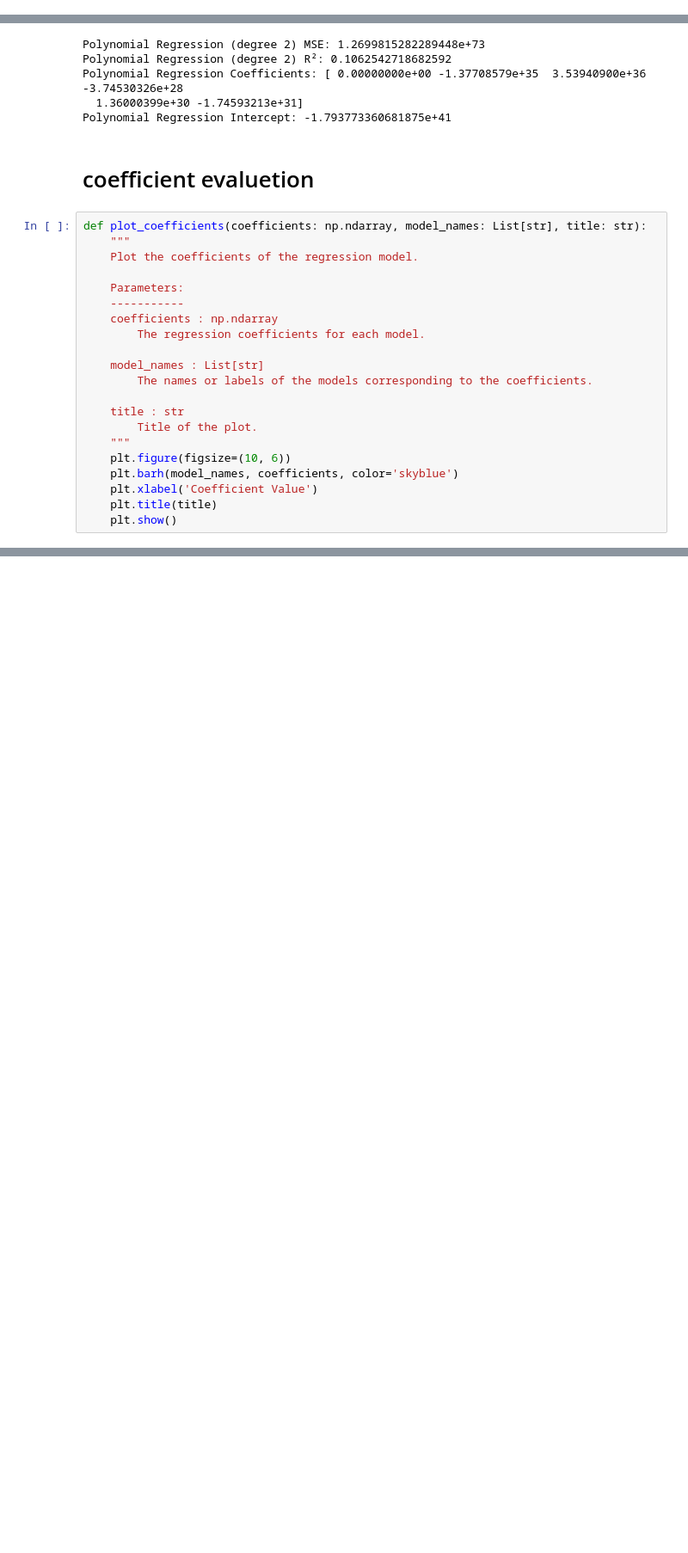
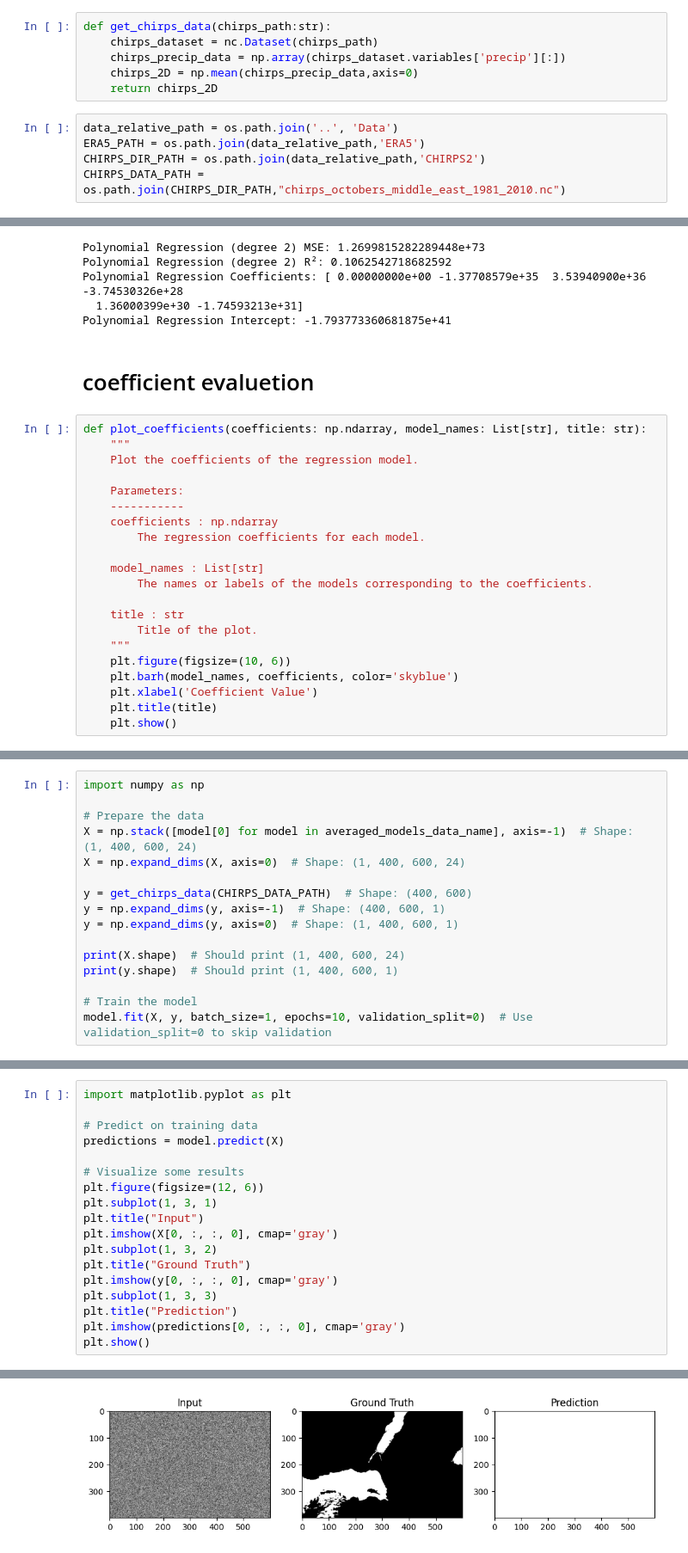
Before and after one commit to TrueMichato/sub-seasonal-cmip-analysis, a Jupyter notebook: src/ensemblineg_pipline.ipynb, the cells around one changed output, grey strips where cells are left out. Shown at 86% size. Cells and saved outputs as stored; diff of their text form; blank space fills up the shorter version.

```diff
--- a/src/ensemblineg_pipline.ipynb
+++ b/src/ensemblineg_pipline.ipynb
@@ -71,3 +66,14 @@ def extrarpolate_to_target_dim(data, target_dim):
         interpolated_slice = interpolator(points).reshape(target_dim)
         interpolated_data[i, :, :] = interpolated_slice
     return interpolated_data
+# %%
+def get_chirps_data(chirps_path:str):
+    chirps_dataset = nc.Dataset(chirps_path)
+    chirps_precip_data = np.array(chirps_dataset.variables['precip'][:])
+    chirps_2D = np.mean(chirps_precip_data,axis=0)
+    return chirps_2D
+# %%
+data_relative_path = os.path.join('..', 'Data')
+ERA5_PATH = os.path.join(data_relative_path,'ERA5')
+CHIRPS_DIR_PATH = os.path.join(data_relative_path,'CHIRPS2')
+CHIRPS_DATA_PATH = os.path.join(CHIRPS_DIR_PATH,"chirps_octobers_middle_east_1981_2010.nc")
@@ -307,0 +466,16 @@ def plot_coefficients(coefficients: np.ndarray, model_names: List[str], title: s
+# %%
+import numpy as np
+
+# Prepare the data
+X = np.stack([model[0] for model in averaged_models_data_name], axis=-1)  # Shape: (1, 400, 600, 24)
+X = np.expand_dims(X, axis=0)  # Shape: (1, 400, 600, 24)
+
+y = get_chirps_data(CHIRPS_DATA_PATH)  # Shape: (400, 600)
+y = np.expand_dims(y, axis=-1)  # Shape: (400, 600, 1)
+y = np.expand_dims(y, axis=0)  # Shape: (1, 400, 600, 1)
+
+print(X.shape)  # Should print (1, 400, 600, 24)
+print(y.shape)  # Should print (1, 400, 600, 1)
+
+# Train the model
+model.fit(X, y, batch_size=1, epochs=10, validation_split=0)  # Use validation_split=0 to skip validation
@@ -307,0 +501,19 @@ def plot_coefficients(coefficients: np.ndarray, model_names: List[str], title: s
+# %%
+import matplotlib.pyplot as plt
+
+# Predict on training data
+predictions = model.predict(X)
+
+# Visualize some results
+plt.figure(figsize=(12, 6))
+plt.subplot(1, 3, 1)
+plt.title("Input")
+plt.imshow(X[0, :, :, 0], cmap='gray')
+plt.subplot(1, 3, 2)
+plt.title("Ground Truth")
+plt.imshow(y[0, :, :, 0], cmap='gray')
+plt.subplot(1, 3, 3)
+plt.title("Prediction")
+plt.imshow(predictions[0, :, :, 0], cmap='gray')
+plt.show()
+# %% [output]
@@ -307,0 +521 @@ def plot_coefficients(coefficients: np.ndarray, model_names: List[str], title: s
+[figure, added]
```
Also changed, not shown: parts of 19 cells of this notebook.
